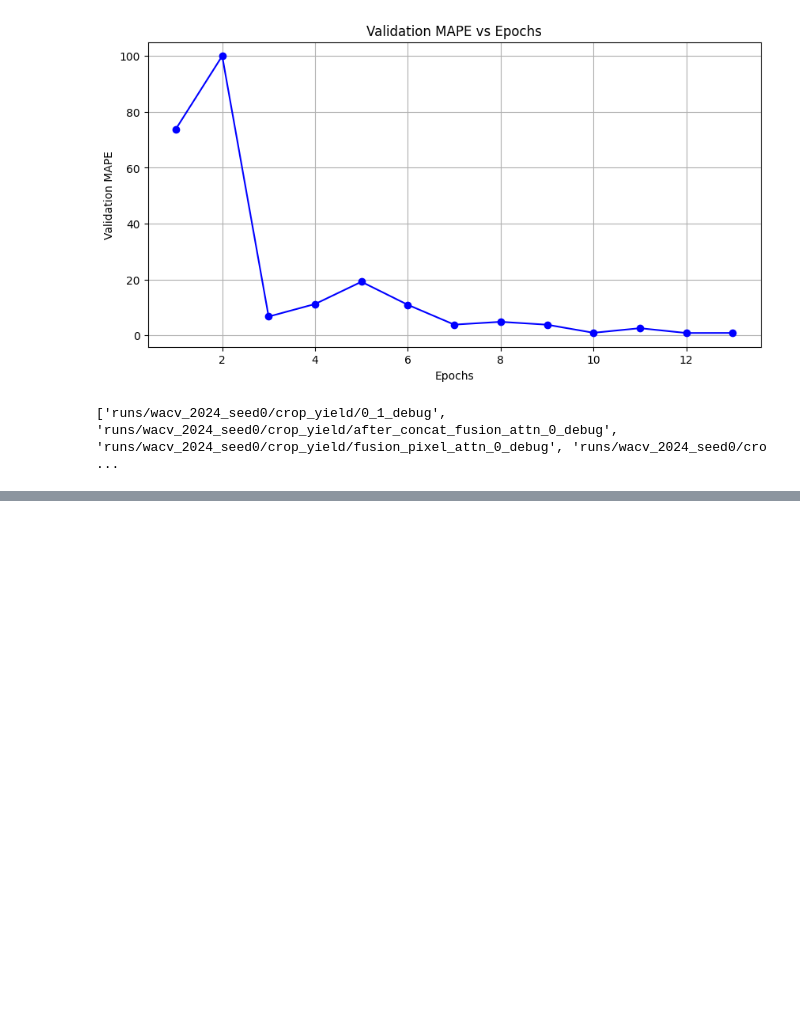
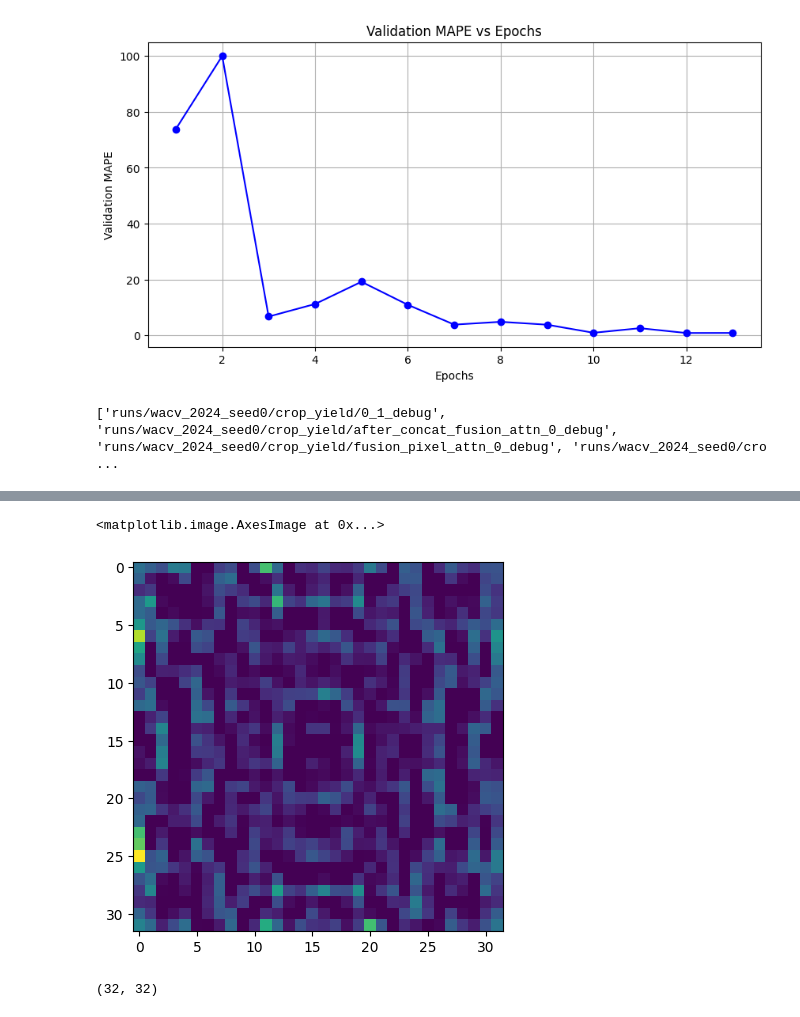
Before and after one commit to Amnx404/SICKLE, a Jupyter notebook: plot_mape.ipynb, the cells around one changed output, grey strips where cells are left out. Cells and saved outputs as stored; diff of their text form; code cells hidden in the pictures; blank space fills up the shorter version.

```diff
--- a/plot_mape.ipynb
+++ b/plot_mape.ipynb
@@ -56,0 +95,9 @@ print(runs)
+# %%
+plt.imshow(pred_mask[:, :])
+# %% [output]
+<matplotlib.image.AxesImage at 0x...>
+[figure, added]
+# %%
+pred_mask.shape
+# %% [output]
+(32, 32)
```
Also changed, not shown: parts of 10 cells of this notebook, 31 other files.
